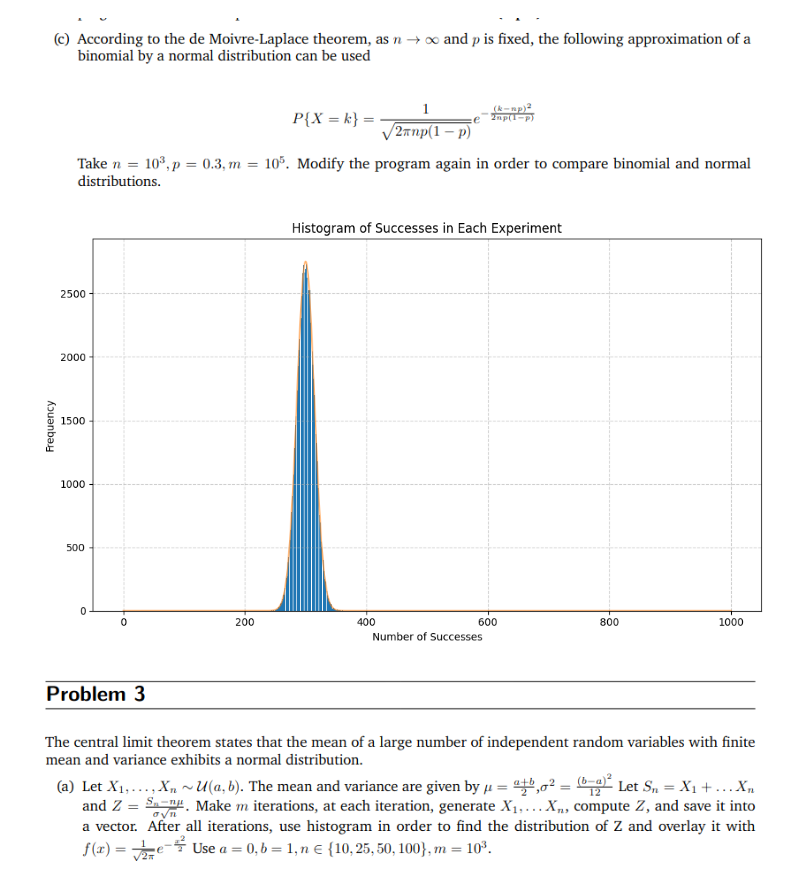
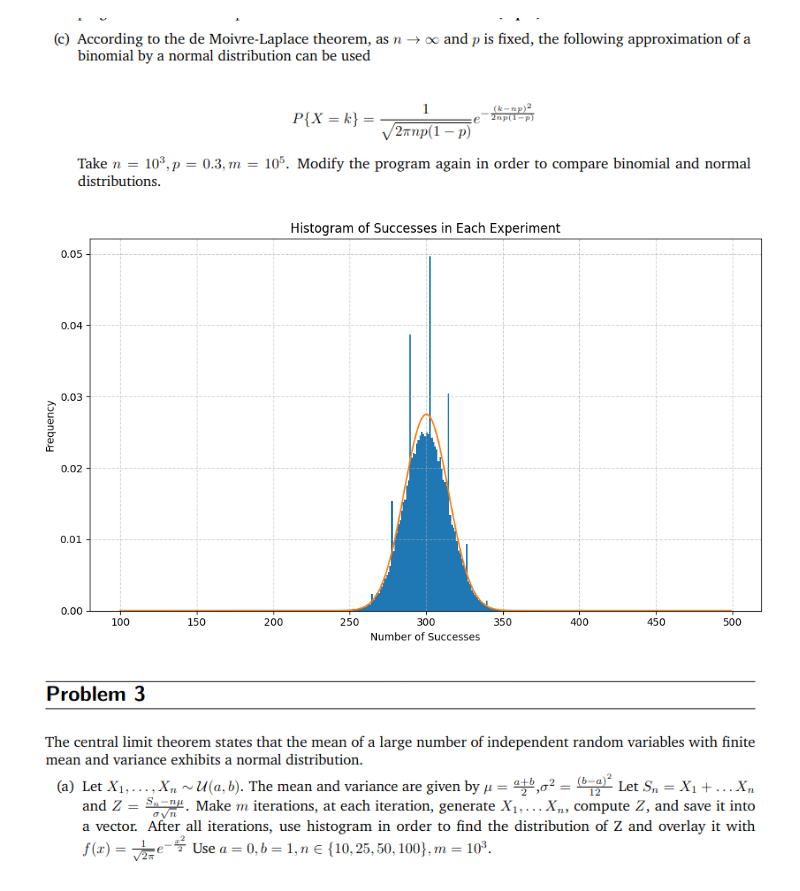
Before and after one commit to Vequis/AI-Machine-Learning-Studies, a Jupyter notebook: MachineLearning/python/main.ipynb, the cells around one changed output. Saved outputs shown, nothing was run; the diff lists cells and outputs as text; code cells hidden in the pictures.

Commit message:
:sparkles: Adjust hist counting

```diff
--- a/MachineLearning/python/main.ipynb
+++ b/MachineLearning/python/main.ipynb
@@ -226,32 +226,31 @@ MSE between Poisson and Binomial: 1.9999190438999999
 # %%
 n = 1000
 p = 0.3
 m = 100000
 
 successes_of_each_experiment = np.zeros((1, m))
 
 for i in range(m):
     coin_results = np.random.choice(a=[0, 1], p=[1-p, p], size=n)
     successes_of_each_experiment[0, i] = np.sum(coin_results)
 
-k = np.arange(n+1)
-pdf_normal = np.exp(- (np.square(k - n*p)) / (2*n*p*(1-p))) / np.sqrt(2* np.pi * n * p * (1-p))
-pdf_normal = m*pdf_normal # Multiplication to adjust scales
+k = np.arange(100, 500)
+pdf_normal = np.exp((np.square(k - n*p)) / (-2*n*p*(1-p))) / np.sqrt(2* np.pi * n * p * (1-p))
 
 plt.figure(figsize=(10, 6))
-plt.hist(successes_of_each_experiment.T, bins='auto')
+plt.hist(successes_of_each_experiment.T, bins='scott', density=True)
 plt.title('Histogram of Successes in Each Experiment')
 plt.xlabel('Number of Successes')
 plt.ylabel('Frequency')
 
-plt.plot(pdf_normal, alpha=0.6)
+plt.plot(k, pdf_normal, alpha=1)
 
 plt.grid(True, linestyle='--', alpha=0.6)
 
 plt.tight_layout()
 plt.show()
 # %% [output]
-[figure, old version]
+[figure, new version]
 # %% [markdown]
 ![image.png](attachment:image.png)
 # %%
```
